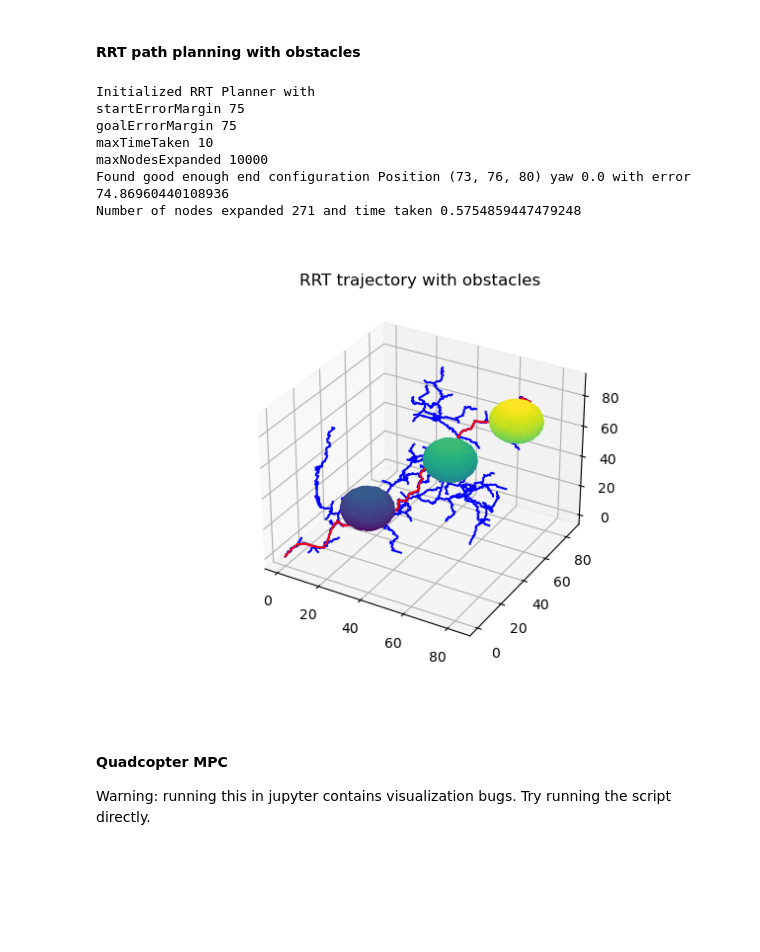
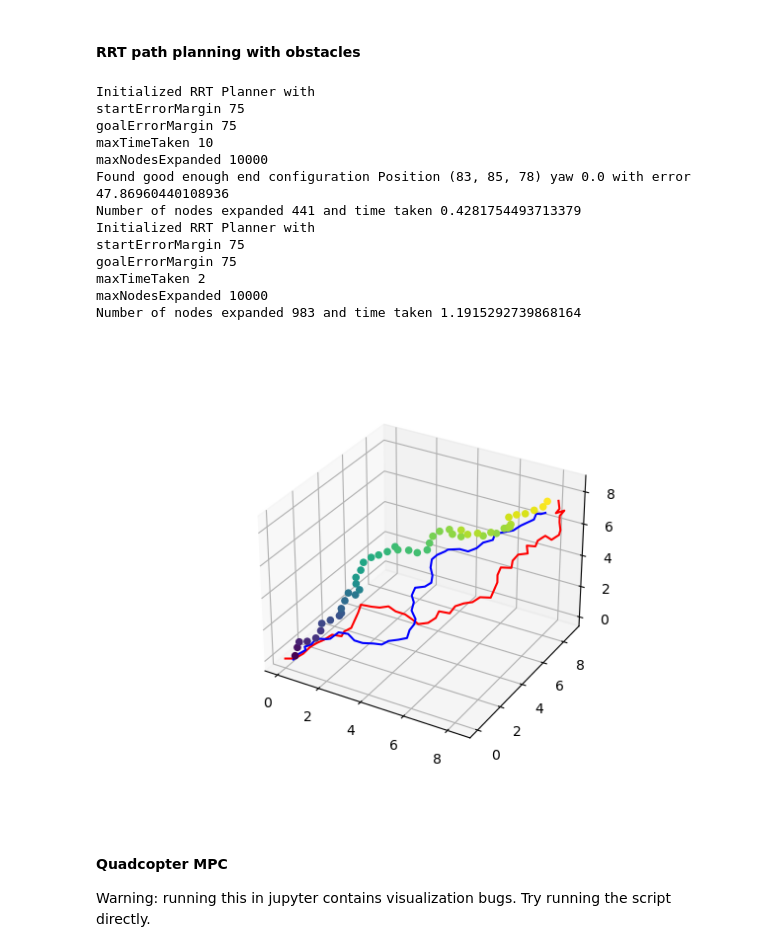
Before and after one commit to Nielsencu/quadcopter-planner, a Jupyter notebook: main.ipynb, the cells around one changed output. Saved outputs shown, nothing was run; the diff lists cells and outputs as text; code cells hidden in the pictures; blank space fills up the shorter version.

```diff
--- a/main.ipynb
+++ b/main.ipynb
@@ -103,38 +103,52 @@ plt.show()
 #### RRT path planning with obstacles
 # %%
 from RRT_planning.graphrrt import RRTPlanner, GridMap, Configuration
+from rrt_star1 import RRTPlanner as RRTStarPlanner
 
 grid = GridMap(100,100,100)
 grid.addObstacles(25,25,25, radius=10)
 grid.addObstacles(70,70,70, radius=10)
 grid.addObstacles(50,50,50, radius=10)
 startConfig = Configuration(0,0,0)
 planner = RRTPlanner(grid)
 goalConfig = Configuration(80,80,80, np.pi)
 fig = plt.figure()
 ax = fig.add_subplot(projection='3d')
-x, y, z = grid.getMap().nonzero()
+# x, y, z = grid.getMap().nonzero()
 ax.scatter(x,y,z,c=z, alpha=1)
-traj = planner.getTrajectory(startConfig, goalConfig, ax=ax)
+traj = planner.getTrajectory(startConfig, goalConfig)
+resolution = 0.1
 if ax is not None:
-    y = np.array([point.pos.y for point in traj])
-    x = np.array([point.pos.x for point in traj])
-    z = np.array([point.pos.z for point in traj])
+    y = np.array([point.pos.y * resolution for point in traj])
+    x = np.array([point.pos.x * resolution for point in traj])
+    z = np.array([point.pos.z * resolution for point in traj])
     ax.plot(x, y, z, '-r')
-#print(f'Trajectory generated is:\n{[conf.pos for conf in traj]}')
 
-ax.set_title(f"RRT trajectory with obstacles")
+plannerstar = RRTStarPlanner(grid)
+traj = plannerstar.getTrajectory(startConfig, goalConfig)
 
-plt.show()
+if ax is not None:
+    y = np.array([point.pos.y * resolution for point in traj])
+    x = np.array([point.pos.x * resolution for point in traj])
+    z = np.array([point.pos.z * resolution for point in traj])
+    ax.plot(x, y, z, '-b')
+
+#
 # %% [output]
 Initialized RRT Planner with
 startErrorMargin 75
 goalErrorMargin 75
 maxTimeTaken 10
 maxNodesExpanded 10000
-Found good enough end configuration Position (73, 76, 80) yaw 0.0 with error 74.86960440108936
-Number of nodes expanded 271 and time taken 0.5754859447479248
+Found good enough end configuration Position (83, 85, 78) yaw 0.0 with error 47.86960440108936
+Number of nodes expanded 441 and time taken 0.4281754493713379
+Initialized RRT Planner with
+startErrorMargin 75
+goalErrorMargin 75
+maxTimeTaken 2
+maxNodesExpanded 10000
+Number of nodes expanded 983 and time taken 1.1915292739868164
-[figure, old version]
+[figure, new version]
 # %% [markdown]
 #### Quadcopter MPC
 
```
Also changed, not shown: parts of 3 cells of this notebook, 1 other file.
